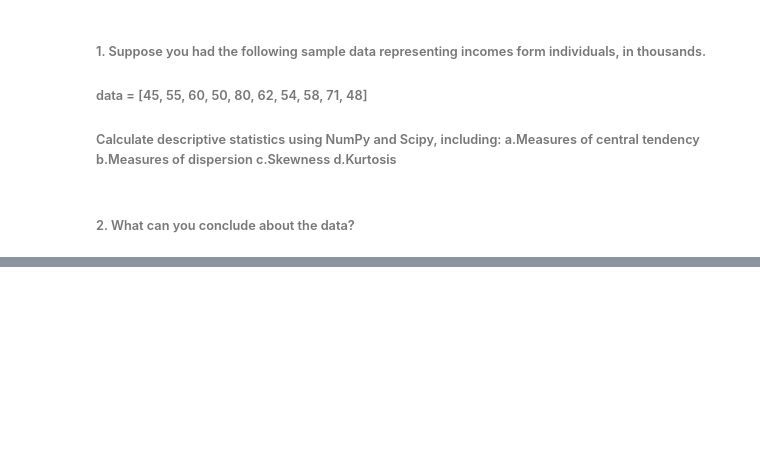
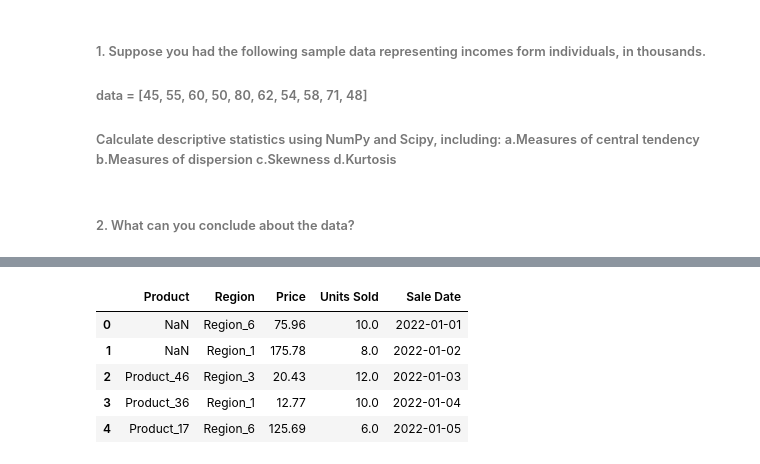
Before and after one commit to GoldenSnow-Xue/schulich_data_science, a Jupyter notebook: MBAN 6110/Review for Midterm.ipynb, the cells around one changed output, grey strips where cells are left out. Cells and saved outputs as stored; diff of their text form; code cells hidden in the pictures; blank space fills up the shorter version.

```diff
--- a/MBAN 6110/Review for Midterm.ipynb
+++ b/MBAN 6110/Review for Midterm.ipynb
@@ -213,0 +324,11 @@ range
+# %%
+df = pd.read_csv('https://raw.githubusercontent.com/GoldenSnow-Xue/schulich_data_science/main/MBAN%206110/sales_data.csv')
+# %%
+df.head()
+# %% [output]
+|  | Product | Region | Price | Units Sold | Sale Date |
+| 0 | NaN | Region_6 | 75.96 | 10.0 | 2022-01-01 |
+| 1 | NaN | Region_1 | 175.78 | 8.0 | 2022-01-02 |
+| 2 | Product_46 | Region_3 | 20.43 | 12.0 | 2022-01-03 |
+| 3 | Product_36 | Region_1 | 12.77 | 10.0 | 2022-01-04 |
+| 4 | Product_17 | Region_6 | 125.69 | 6.0 | 2022-01-05 |
```
Also changed, not shown: parts of 13 cells of this notebook, 1 other file.
